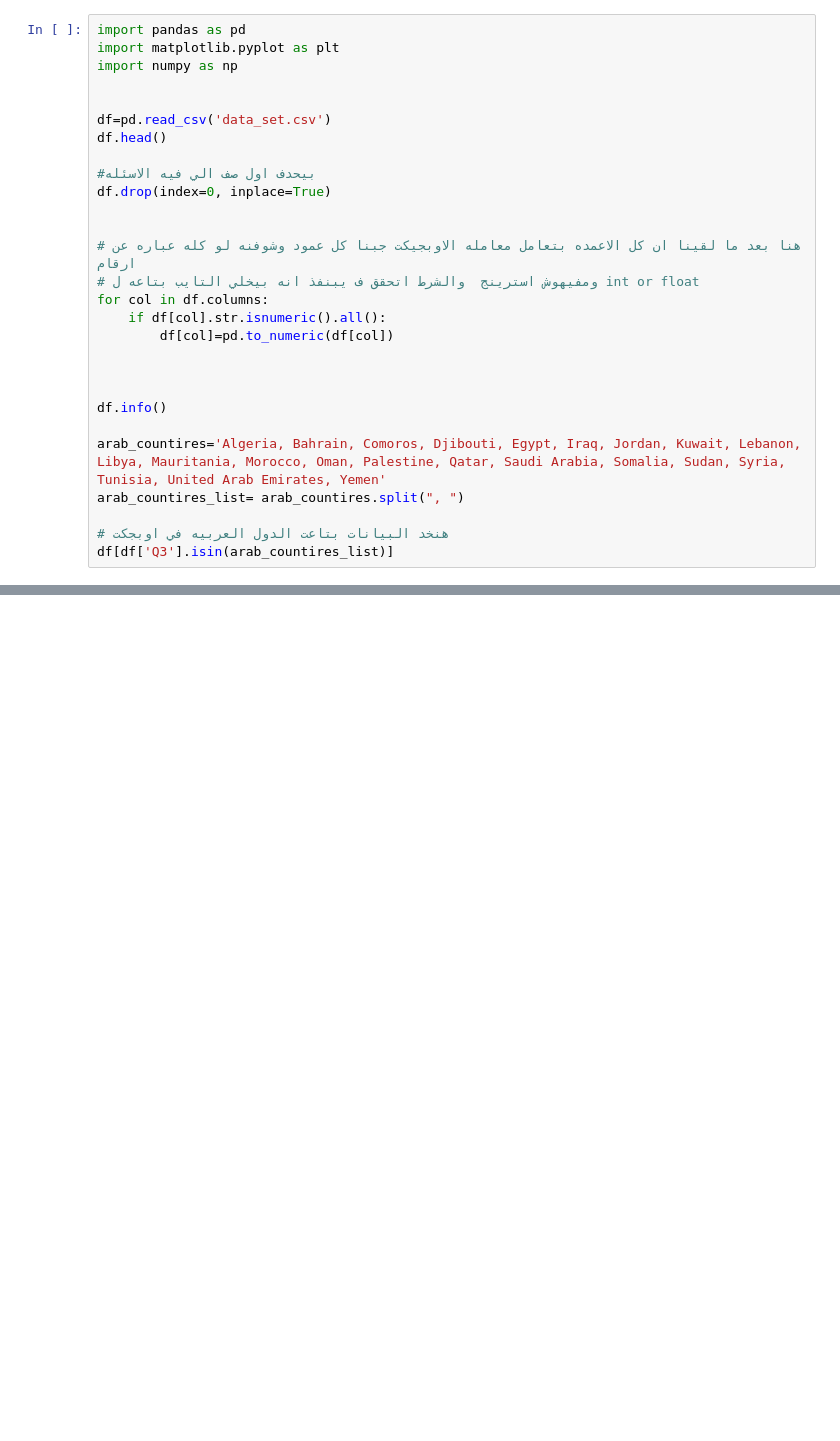
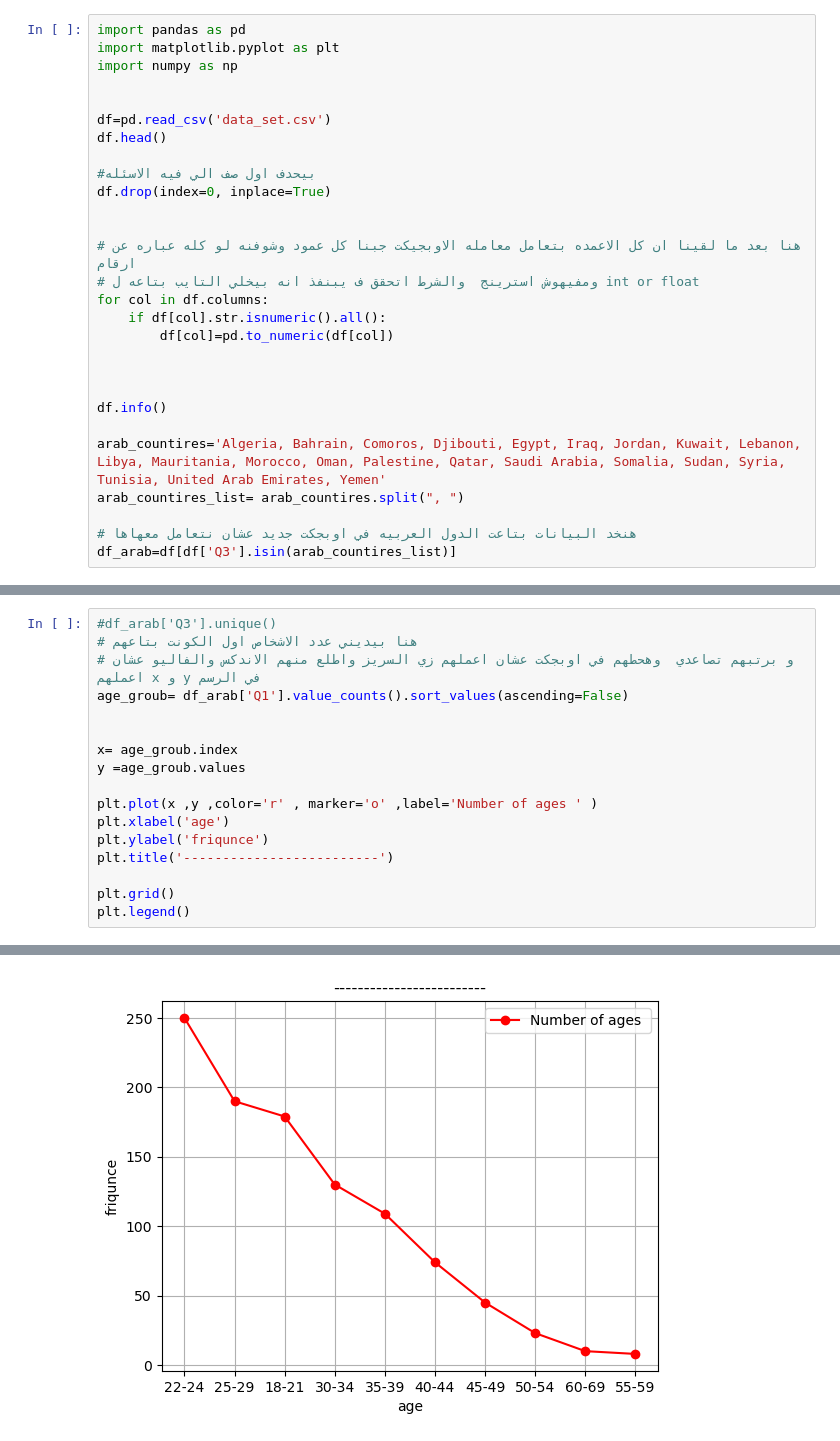
Before and after one commit to AhmedRefat1412/python, a Jupyter notebook: matplotlib/matplotlip_project.ipynb, the cells around one changed output, grey strips where cells are left out. Cells and saved outputs as stored; diff of their text form; blank space fills up the shorter version.

```diff
--- a/matplotlib/matplotlip_project.ipynb
+++ b/matplotlib/matplotlip_project.ipynb
@@ -24,8 +24,8 @@ df.info()
 arab_countires='Algeria, Bahrain, Comoros, Djibouti, Egypt, Iraq, Jordan, Kuwait, Lebanon, Libya, Mauritania, Morocco, Oman, Palestine, Qatar, Saudi Arabia, Somalia, Sudan, Syria, Tunisia, United Arab Emirates, Yemen'
 arab_countires_list= arab_countires.split(", ")
 
-# هنخد البيانات بتاعت الدول العربيه في اوبجكت
-df[df['Q3'].isin(arab_countires_list)]
+# هنخد البيانات بتاعت الدول العربيه في اوبجكت جديد عشان نتعامل معهاها
+df_arab=df[df['Q3'].isin(arab_countires_list)]
 # %% [output]
 <class 'pandas.core.frame.DataFrame'>
 RangeIndex: 25973 entries, 1 to 25973
@@ -47,0 +38,18 @@ memory usage: 73.1+ MB
+# %%
+#df_arab['Q3'].unique()
+# هنا بيديني عدد الاشخاص اول الكونت بتاعهم
+# و برتبهم تصاعدي  وهحطهم في اوبجكت عشان اعملهم زي السريز واطلع منهم الاندكس والفاليو عشان اعملهم x و y في الرسم
+age_groub= df_arab['Q1'].value_counts().sort_values(ascending=False)
+
+
+x= age_groub.index
+y =age_groub.values
+
+plt.plot(x ,y ,color='r' , marker='o' ,label='Number of ages ' )
+plt.xlabel('age')
+plt.ylabel('friqunce')
+plt.title('-------------------------')
+
+plt.grid()
+plt.legend()
+# %% [output]
@@ -47,0 +57 @@ memory usage: 73.1+ MB
+[figure, added]
```
Also changed, not shown: parts of 9 cells of this notebook, 1 other file.
